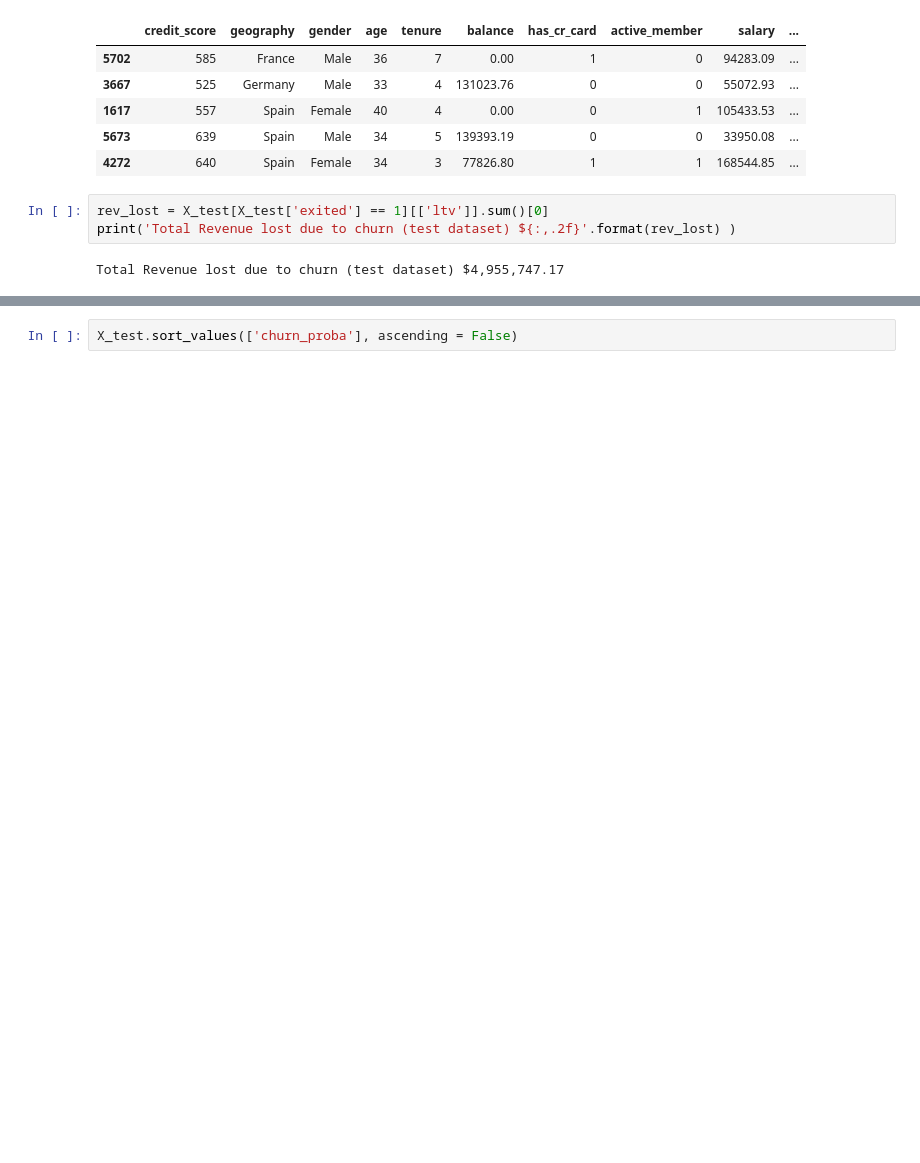
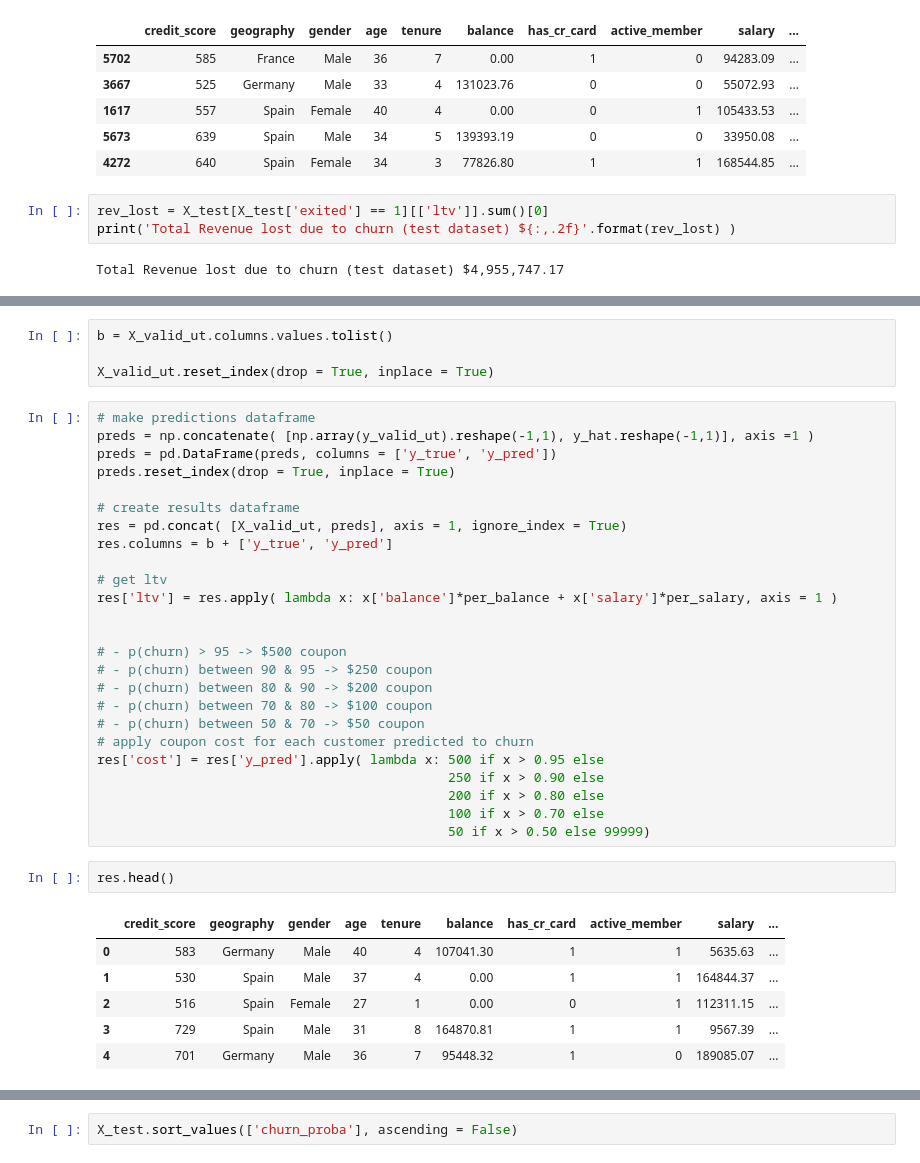
Before and after one commit to humberto-aguiar/churn_prediction, a Jupyter notebook: notebooks/churn_01.ipynb, the cells around one changed output, grey strips where cells are left out. Saved outputs shown, nothing was run; the diff lists cells and outputs as text; blank space fills up the shorter version.

```diff
--- a/notebooks/churn_01.ipynb
+++ b/notebooks/churn_01.ipynb
@@ -1540,0 +1557,38 @@ Total Revenue lost due to churn (test dataset) $4,955,747.17
+# %%
+b = X_valid_ut.columns.values.tolist()
+
+X_valid_ut.reset_index(drop = True, inplace = True)
+# %%
+# make predictions dataframe
+preds = np.concatenate( [np.array(y_valid_ut).reshape(-1,1), y_hat.reshape(-1,1)], axis =1 )
+preds = pd.DataFrame(preds, columns = ['y_true', 'y_pred'])
+preds.reset_index(drop = True, inplace = True)
+
+# create results dataframe
+res = pd.concat( [X_valid_ut, preds], axis = 1, ignore_index = True)
+res.columns = b + ['y_true', 'y_pred']
+
+# get ltv
+res['ltv'] = res.apply( lambda x: x['balance']*per_balance + x['salary']*per_salary, axis = 1 )
+
+
+# - p(churn) > 95 -> $500 coupon
+# - p(churn) between 90 & 95 -> $250 coupon
+# - p(churn) between 80 & 90 -> $200 coupon
+# - p(churn) between 70 & 80 -> $100 coupon
+# - p(churn) between 50 & 70 -> $50 coupon
+# apply coupon cost for each customer predicted to churn
+res['cost'] = res['y_pred'].apply( lambda x: 500 if x > 0.95 else
+                                             250 if x > 0.90 else
+                                             200 if x > 0.80 else
+                                             100 if x > 0.70 else
+                                             50 if x > 0.50 else 99999)
+# %%
+res.head()
+# %% [output]
+|  | credit_score | geography | gender | age | tenure | balance | has_cr_card | active_member | salary | ... |
+| 0 | 583 | Germany | Male | 40 | 4 | 107041.30 | 1 | 1 | 5635.63 | ... |
+| 1 | 530 | Spain | Male | 37 | 4 | 0.00 | 1 | 1 | 164844.37 | ... |
+| 2 | 516 | Spain | Female | 27 | 1 | 0.00 | 0 | 1 | 112311.15 | ... |
+| 3 | 729 | Spain | Male | 31 | 8 | 164870.81 | 1 | 1 | 9567.39 | ... |
+| 4 | 701 | Germany | Male | 36 | 7 | 95448.32 | 1 | 0 | 189085.07 | ... |
```
Also changed, not shown: parts of 10 cells of this notebook, 5 other files.
